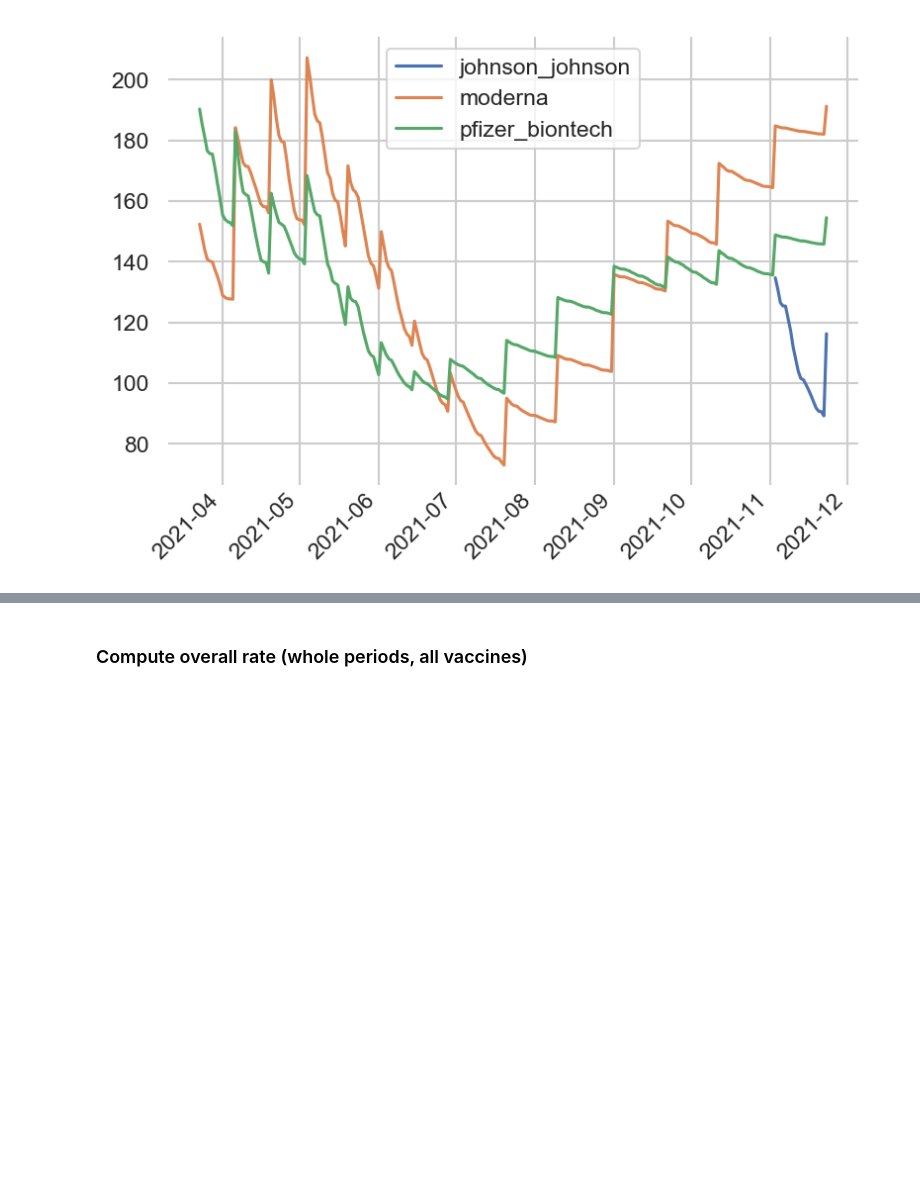
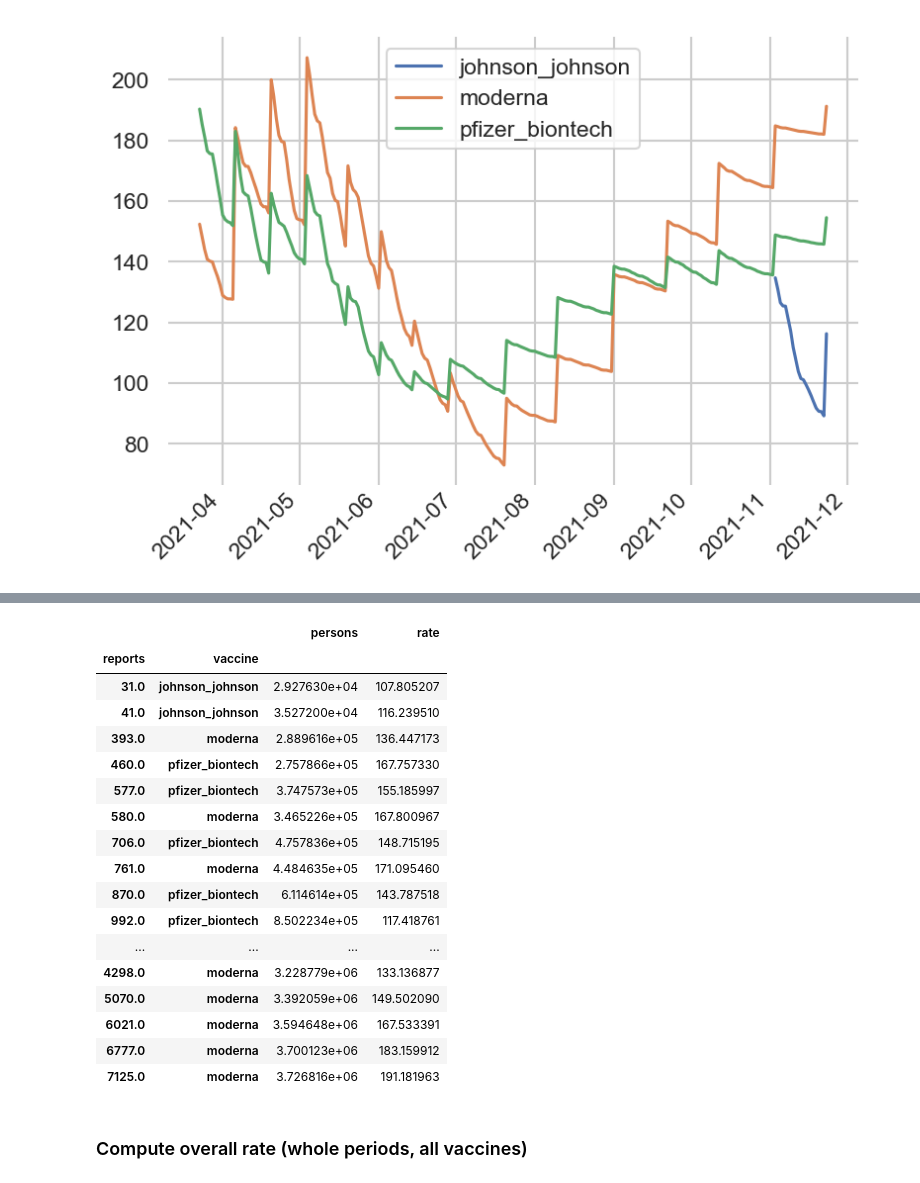
Before and after one commit to jean-luc-jucker/side_effects_202112, a Jupyter notebook: adverse_effects.ipynb, the cells around one changed output, grey strips where cells are left out. Saved outputs shown, nothing was run; the diff lists cells and outputs as text; code cells hidden in the pictures; blank space fills up the shorter version.

```diff
--- a/adverse_effects.ipynb
+++ b/adverse_effects.ipynb
@@ -570,3 +588,25 @@ dw5.pivot(index='date', columns='vaccine').to_csv('datawrapper/dw5.csv', index_l
+# %%
+bars = merged.groupby(['reports', 'vaccine']).agg('mean')
+bars
+# %% [output]
+|  |  | persons | rate |
+| reports | vaccine |  |  |
+| 31.0 | johnson_johnson | 2.927630e+04 | 107.805207 |
+| 41.0 | johnson_johnson | 3.527200e+04 | 116.239510 |
+| 393.0 | moderna | 2.889616e+05 | 136.447173 |
+| 460.0 | pfizer_biontech | 2.757866e+05 | 167.757330 |
+| 577.0 | pfizer_biontech | 3.747573e+05 | 155.185997 |
+| 580.0 | moderna | 3.465226e+05 | 167.800967 |
+| 706.0 | pfizer_biontech | 4.757836e+05 | 148.715195 |
+| 761.0 | moderna | 4.484635e+05 | 171.095460 |
+| 870.0 | pfizer_biontech | 6.114614e+05 | 143.787518 |
+| 992.0 | pfizer_biontech | 8.502234e+05 | 117.418761 |
+| ... | ... | ... | ... |
+| 4298.0 | moderna | 3.228779e+06 | 133.136877 |
+| 5070.0 | moderna | 3.392059e+06 | 149.502090 |
+| 6021.0 | moderna | 3.594648e+06 | 167.533391 |
+| 6777.0 | moderna | 3.700123e+06 | 183.159912 |
+| 7125.0 | moderna | 3.726816e+06 | 191.181963 |
 # %% [markdown]
 ### Compute overall rate (whole periods, all vaccines)
 # %%
```
Also changed, not shown: parts of 7 cells of this notebook, 5 other files.
